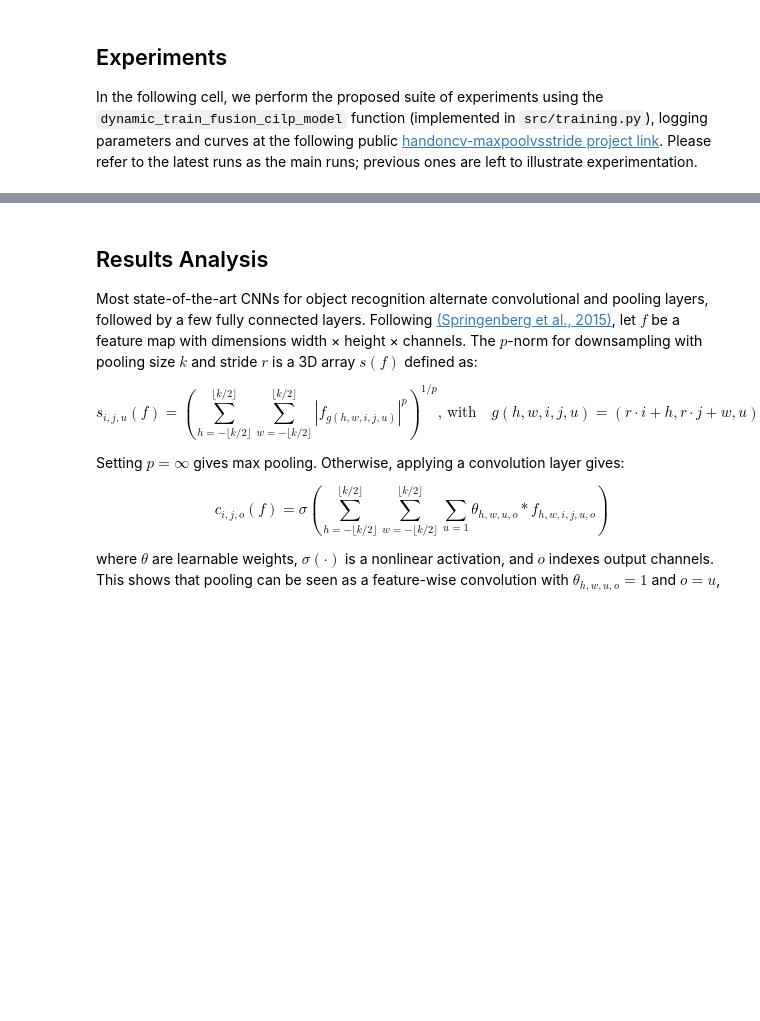
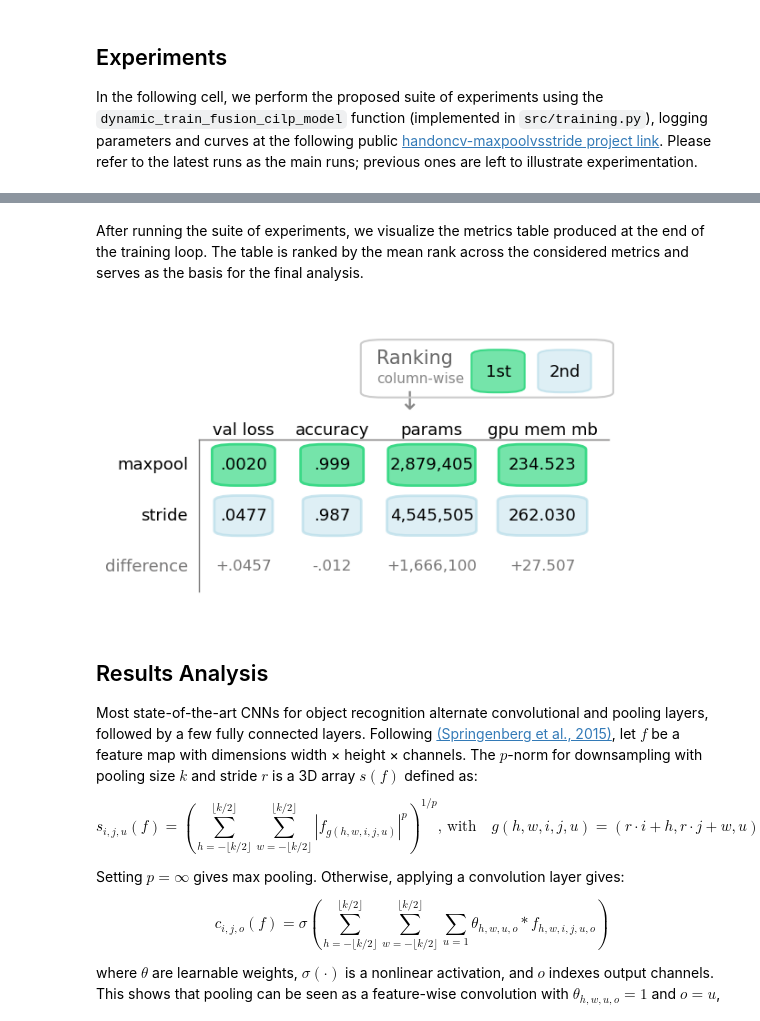
Before and after one commit to Guarinov/applied-hands-on-computer-vision, a Jupyter notebook: Assignment-2/notebooks/03_strided_conv_ablation.ipynb, the cells around one changed output, grey strips where cells are left out. Cells and saved outputs as stored; diff of their text form; code cells hidden in the pictures; blank space fills up the shorter version.

Commit message:
added task 4 metrics table display function in visualization.py and tested notebook 04

```diff
--- a/Assignment-2/notebooks/03_strided_conv_ablation.ipynb
+++ b/Assignment-2/notebooks/03_strided_conv_ablation.ipynb
@@ -321,3 +218,9 @@ plot_latex_style_table(df_abl, results_png)
+# %% [markdown]
+After running the suite of experiments, we visualize the metrics table produced at the end of the training loop. The table is ranked by the mean rank across the considered metrics and serves as the basis for the final analysis.
+# %%
+plot_table_task4_metrics(df_abl, f"{RESULTS_DIR}/task4_metric_table.png")
+# %% [output]
+[figure, added]
 # %% [markdown]
 ## Results Analysis
 Most state-of-the-art CNNs for object recognition alternate convolutional and pooling layers, followed by a few fully connected layers. Following [(Springenberg et al., 2015)](https://arxiv.org/pdf/1412.6806), let $f$ be a feature map with dimensions width × height × channels. The $p$-norm for downsampling with pooling size $k$ and stride $r$ is a 3D array $s(f)$ defined as:
```
Also changed, not shown: parts of 3 cells of this notebook, 3 other files.
